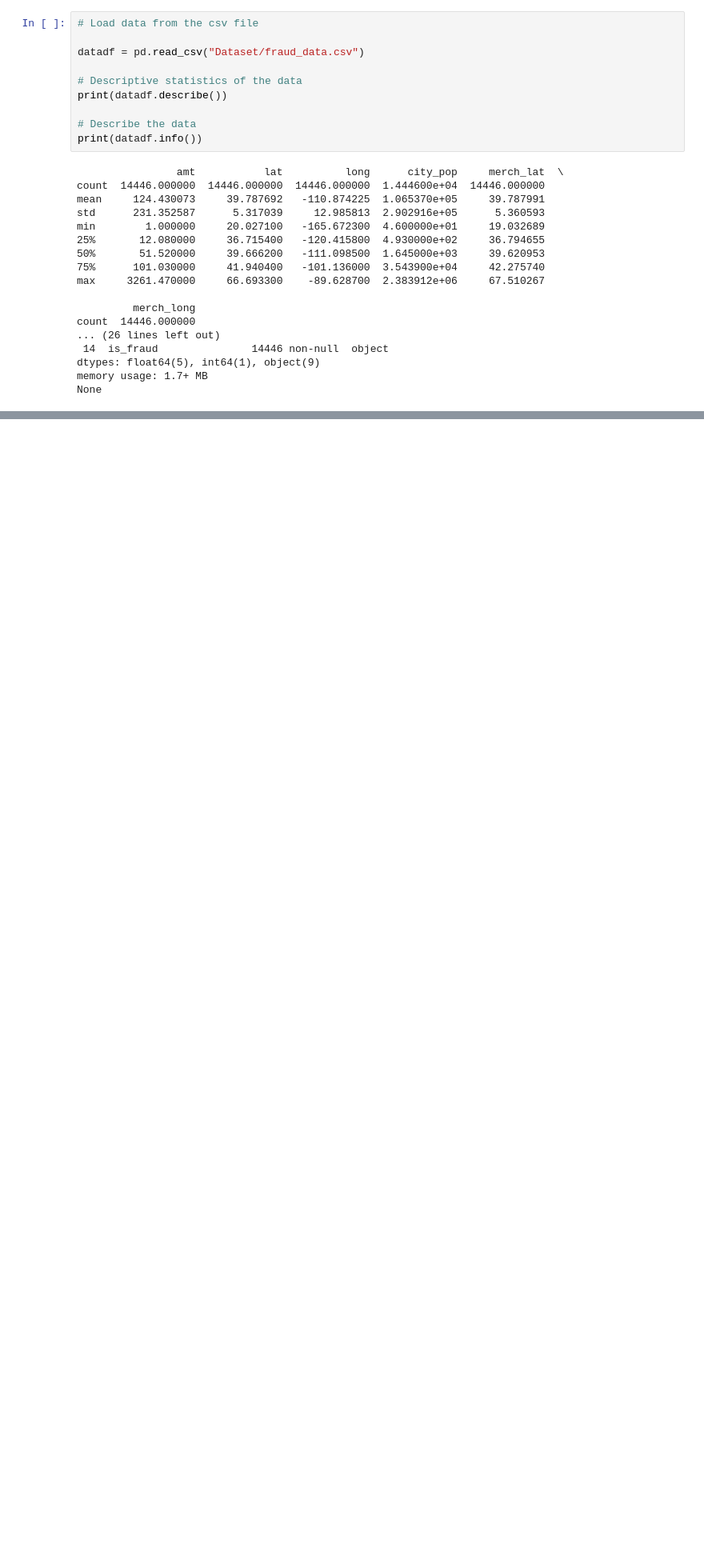
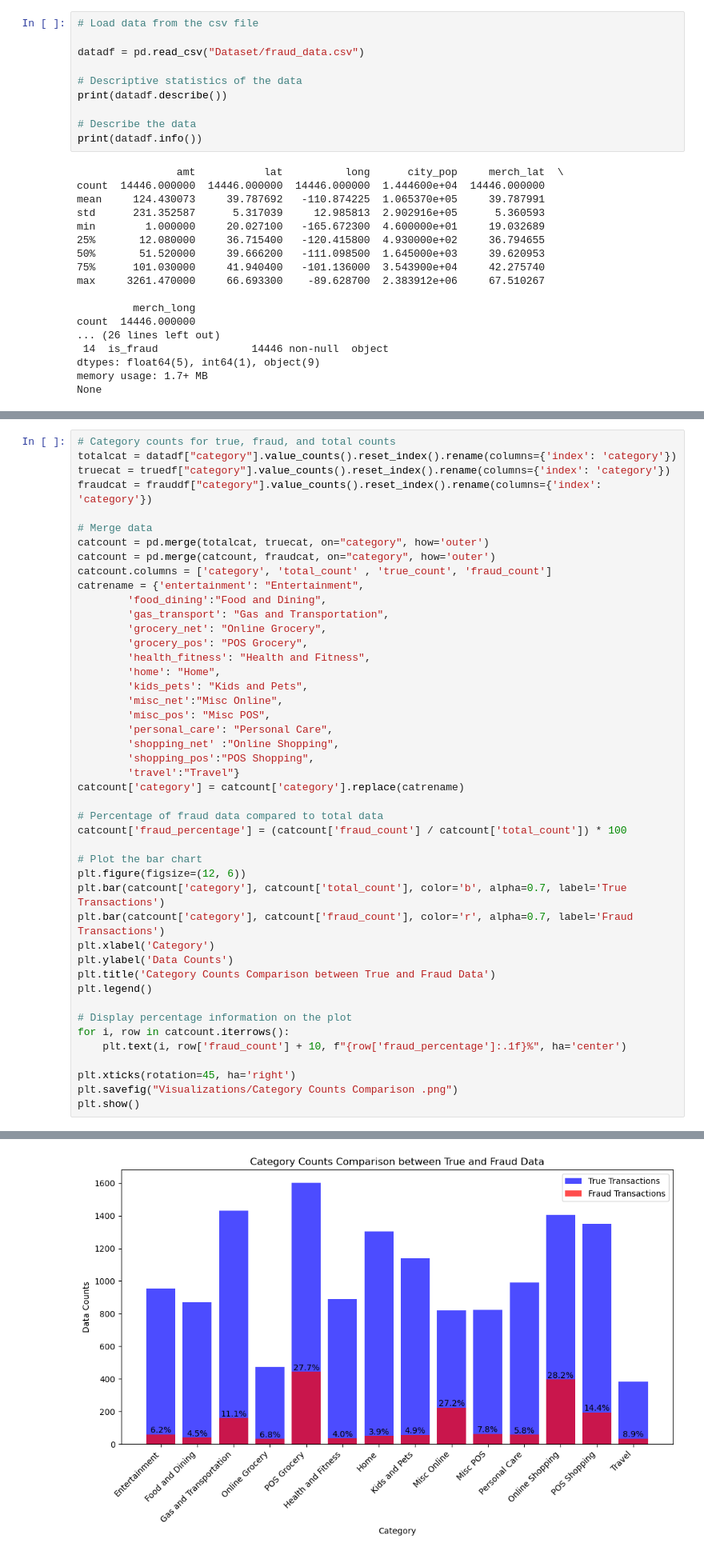
Before and after one commit to LackOfWitness/west-us-credit-card-fraud, a Jupyter notebook: Credit_Card_Fraud_Analysis-Team3-/credit_card_fraud_analysis.ipynb, the cells around one changed output, grey strips where cells are left out. Shown at 80% size. Saved outputs shown, nothing was run; the diff lists cells and outputs as text; blank space fills up the shorter version.

```diff
--- a/Credit_Card_Fraud_Analysis-Team3-/credit_card_fraud_analysis.ipynb
+++ b/Credit_Card_Fraud_Analysis-Team3-/credit_card_fraud_analysis.ipynb
@@ -105,0 +141,46 @@ datadf.head()
+# %%
+# Category counts for true, fraud, and total counts
+totalcat = datadf["category"].value_counts().reset_index().rename(columns={'index': 'category'})
+truecat = truedf["category"].value_counts().reset_index().rename(columns={'index': 'category'})
+fraudcat = frauddf["category"].value_counts().reset_index().rename(columns={'index': 'category'})
+
+# Merge data
+catcount = pd.merge(totalcat, truecat, on="category", how='outer')
+catcount = pd.merge(catcount, fraudcat, on="category", how='outer')
+catcount.columns = ['category', 'total_count' , 'true_count', 'fraud_count']
+catrename = {'entertainment': "Entertainment",
+        'food_dining':"Food and Dining",
+        'gas_transport': "Gas and Transportation",
+        'grocery_net': "Online Grocery",
+        'grocery_pos': "POS Grocery",
+        'health_fitness': "Health and Fitness",
+        'home': "Home",
+        'kids_pets': "Kids and Pets",
+        'misc_net':"Misc Online",
+        'misc_pos': "Misc POS",
+        'personal_care': "Personal Care",
+        'shopping_net' :"Online Shopping",
+        'shopping_pos':"POS Shopping",
+        'travel':"Travel"}
+catcount['category'] = catcount['category'].replace(catrename)
+
+# Percentage of fraud data compared to total data
+catcount['fraud_percentage'] = (catcount['fraud_count'] / catcount['total_count']) * 100
+
+# Plot the bar chart
+plt.figure(figsize=(12, 6))
+plt.bar(catcount['category'], catcount['total_count'], color='b', alpha=0.7, label='True Transactions')
+plt.bar(catcount['category'], catcount['fraud_count'], color='r', alpha=0.7, label='Fraud Transactions')
+plt.xlabel('Category')
+plt.ylabel('Data Counts')
+plt.title('Category Counts Comparison between True and Fraud Data')
+plt.legend()
+
+# Display percentage information on the plot
+for i, row in catcount.iterrows():
+    plt.text(i, row['fraud_count'] + 10, f"{row['fraud_percentage']:.1f}%", ha='center')
+
+plt.xticks(rotation=45, ha='right')
+plt.savefig("Visualizations/Category Counts Comparison .png")
+plt.show()
+# %% [output]
@@ -105,0 +188 @@ datadf.head()
+[figure, added]
```
Also changed, not shown: parts of 4 cells of this notebook.
